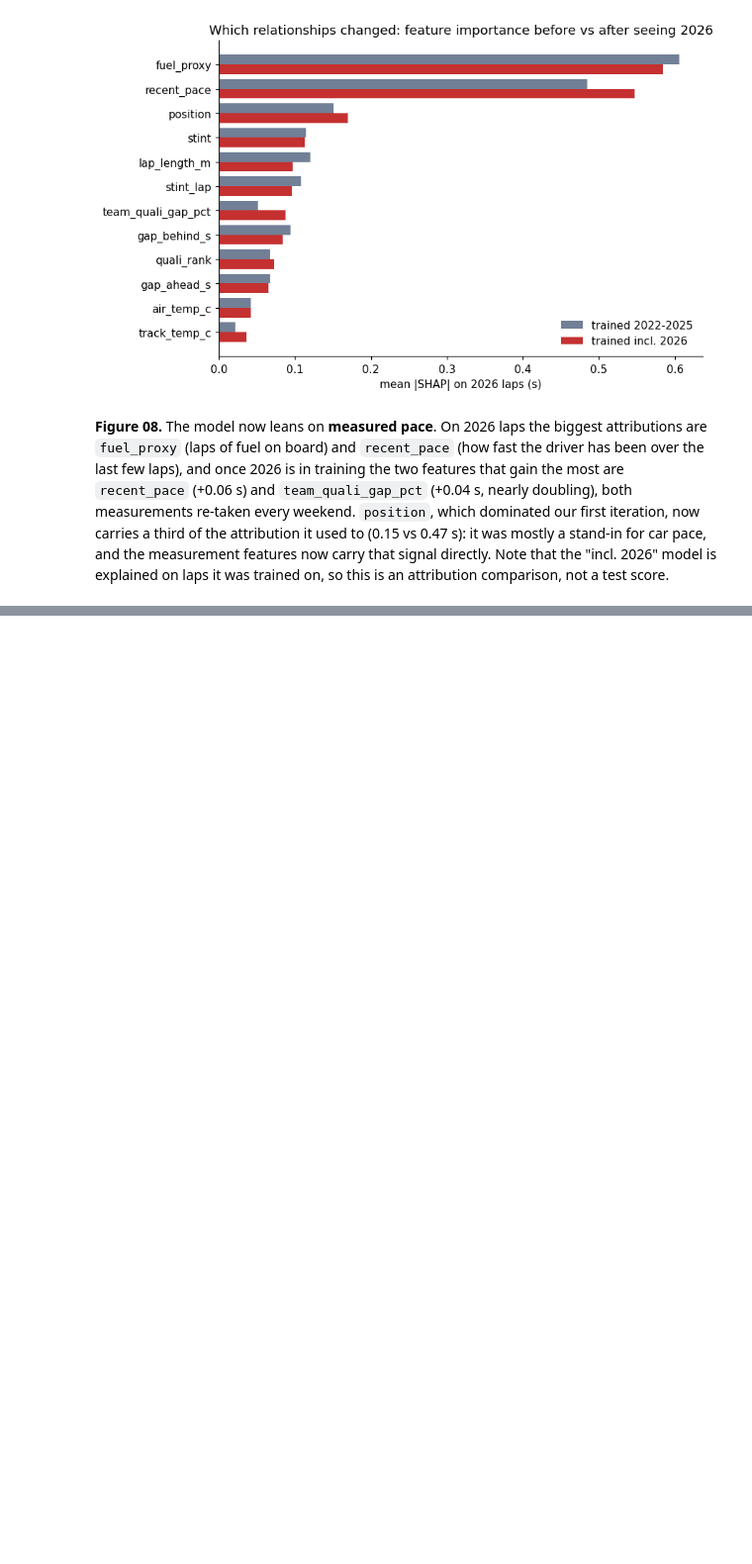
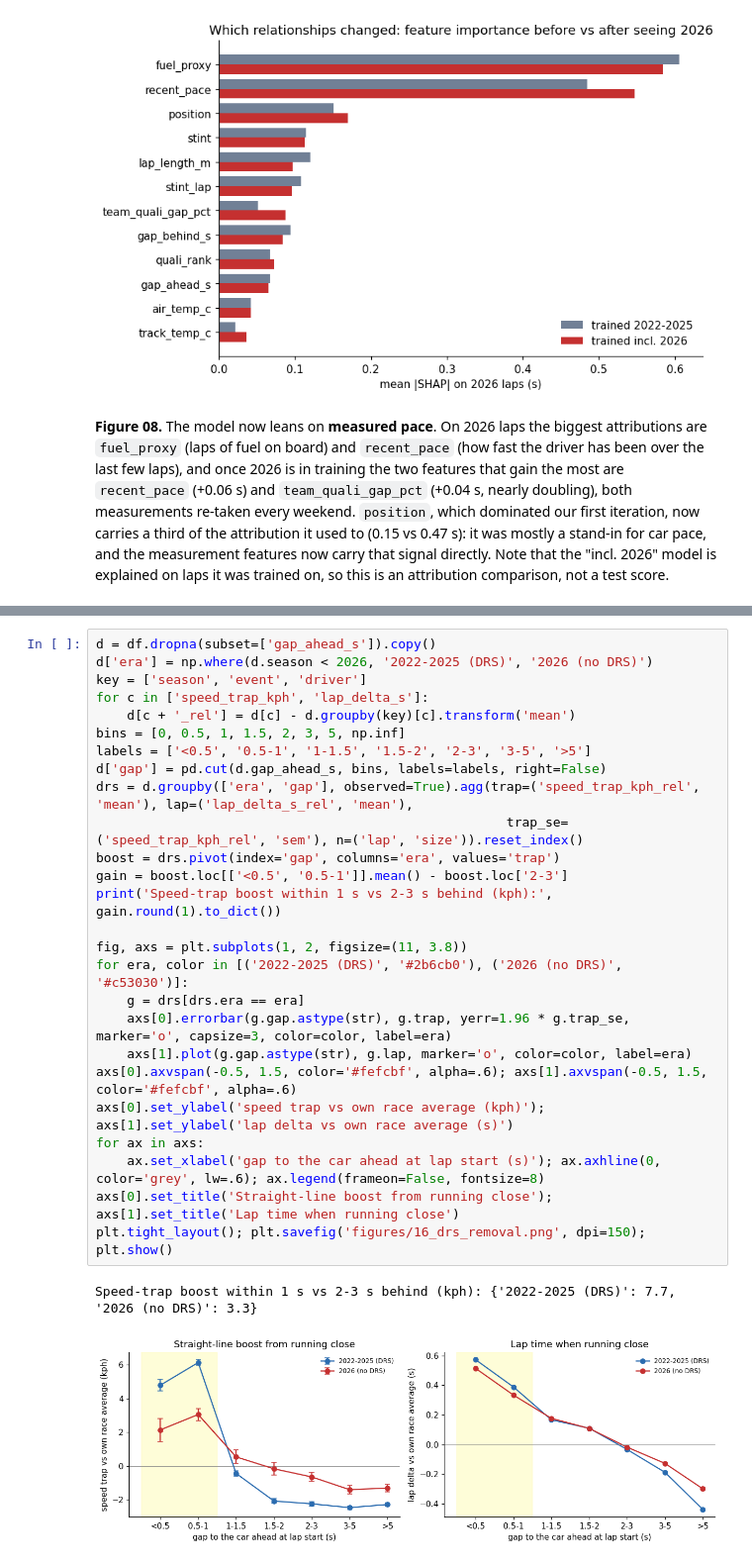
Before and after one commit to sagrawal11/DIS-ML-Final-Project, a Jupyter notebook: notebooks/07_diagnosis.ipynb, the cells around one changed output, grey strips where cells are left out. Shown at 99% size. Cells and saved outputs as stored; diff of their text form; blank space fills up the shorter version.

```diff
--- a/notebooks/07_diagnosis.ipynb
+++ b/notebooks/07_diagnosis.ipynb
@@ -71,0 +122,29 @@ plt.tight_layout(); plt.savefig('figures/08_shap_comparison.png', dpi=150); plt.
+# %%
+d = df.dropna(subset=['gap_ahead_s']).copy()
+d['era'] = np.where(d.season < 2026, '2022-2025 (DRS)', '2026 (no DRS)')
+key = ['season', 'event', 'driver']
+for c in ['speed_trap_kph', 'lap_delta_s']:
+    d[c + '_rel'] = d[c] - d.groupby(key)[c].transform('mean')
+bins = [0, 0.5, 1, 1.5, 2, 3, 5, np.inf]
+labels = ['<0.5', '0.5-1', '1-1.5', '1.5-2', '2-3', '3-5', '>5']
+d['gap'] = pd.cut(d.gap_ahead_s, bins, labels=labels, right=False)
+drs = d.groupby(['era', 'gap'], observed=True).agg(trap=('speed_trap_kph_rel', 'mean'), lap=('lap_delta_s_rel', 'mean'),
+                                                     trap_se=('speed_trap_kph_rel', 'sem'), n=('lap', 'size')).reset_index()
+boost = drs.pivot(index='gap', columns='era', values='trap')
+gain = boost.loc[['<0.5', '0.5-1']].mean() - boost.loc['2-3']
+print('Speed-trap boost within 1 s vs 2-3 s behind (kph):', gain.round(1).to_dict())
+
+fig, axs = plt.subplots(1, 2, figsize=(11, 3.8))
+for era, color in [('2022-2025 (DRS)', '#2b6cb0'), ('2026 (no DRS)', '#c53030')]:
+    g = drs[drs.era == era]
+    axs[0].errorbar(g.gap.astype(str), g.trap, yerr=1.96 * g.trap_se, marker='o', capsize=3, color=color, label=era)
+    axs[1].plot(g.gap.astype(str), g.lap, marker='o', color=color, label=era)
+axs[0].axvspan(-0.5, 1.5, color='#fefcbf', alpha=.6); axs[1].axvspan(-0.5, 1.5, color='#fefcbf', alpha=.6)
+axs[0].set_ylabel('speed trap vs own race average (kph)'); axs[1].set_ylabel('lap delta vs own race average (s)')
+for ax in axs:
+    ax.set_xlabel('gap to the car ahead at lap start (s)'); ax.axhline(0, color='grey', lw=.6); ax.legend(frameon=False, fontsize=8)
+axs[0].set_title('Straight-line boost from running close'); axs[1].set_title('Lap time when running close')
+plt.tight_layout(); plt.savefig('figures/16_drs_removal.png', dpi=150); plt.show()
+# %% [output]
+Speed-trap boost within 1 s vs 2-3 s behind (kph): {'2022-2025 (DRS)': 7.7, '2026 (no DRS)': 3.3}
+[figure, added]
```
Also changed, not shown: parts of 16 cells of this notebook, 7 other files.
